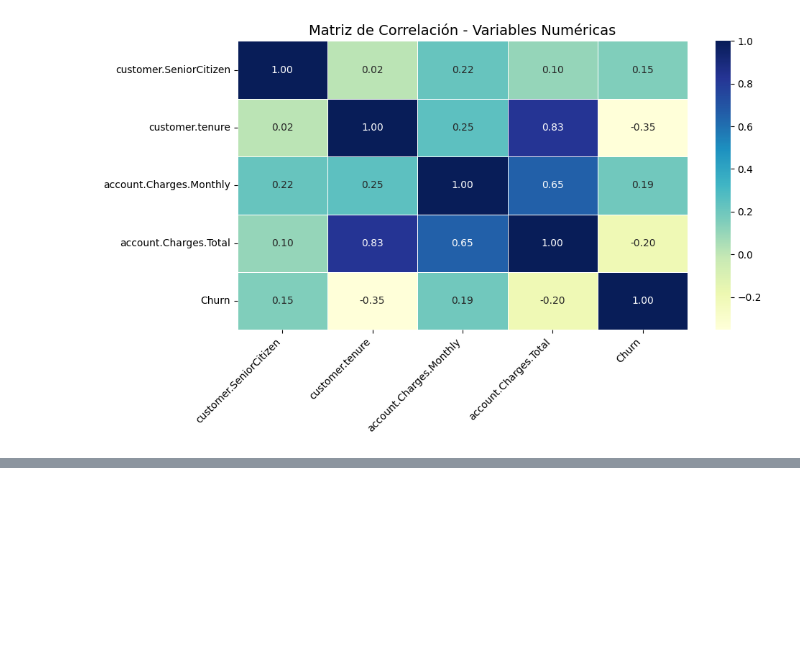
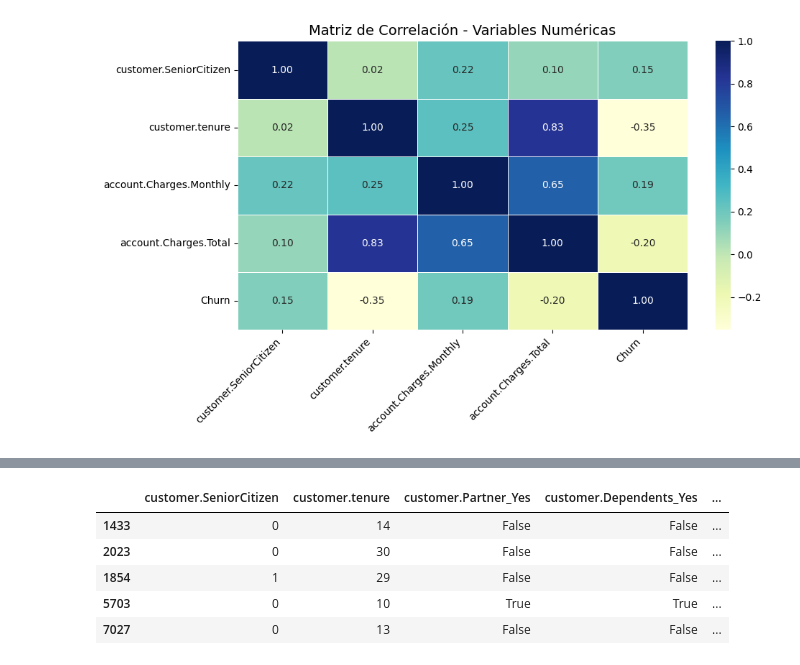
Before and after one commit to aalonsomt/Challenge-TelecomX_2, a Jupyter notebook: TelecomX_2.ipynb, the cells around one changed output, grey strips where cells are left out. Cells and saved outputs as stored; diff of their text form; code cells hidden in the pictures; blank space fills up the shorter version.

```diff
--- a/TelecomX_2.ipynb
+++ b/TelecomX_2.ipynb
@@ -130,0 +252,3 @@ df = df.drop(columns=['account.Charges.Monthly', 'account.Charges.Total'])
+# %%
+# Eliminación de columnas
+df = df.drop(columns=["customer.gender", "phone.PhoneService"])
@@ -130,0 +257,32 @@ df = df.drop(columns=['account.Charges.Monthly', 'account.Charges.Total'])
+# %%
+X = df.drop("Churn", axis=1)
+y = df["Churn"]
+# %%
+# 2. Split
+from sklearn.model_selection import train_test_split
+
+X_train, X_test, y_train, y_test = train_test_split(
+    X, y,
+    test_size=0.2,
+    stratify=y,
+    random_state=42
+)
+# %%
+# 3. One-Hot encoding
+# Aplicar One-Hot Encoding en treno
+X_train = pd.get_dummies(X_train, drop_first=True)
+
+# Aplicar en teste
+X_test = pd.get_dummies(X_test, drop_first=True)
+
+# Garantir que treno y teste tengan las mismas columnas
+X_train, X_test = X_train.align(X_test, join='left', axis=1, fill_value=0)
+# %%
+X_train.sample(5)
+# %% [output]
+|  | customer.SeniorCitizen | customer.tenure | customer.Partner_Yes | customer.Dependents_Yes | ... |
+| 1433 | 0 | 14 | False | False | ... |
+| 2023 | 0 | 30 | False | False | ... |
+| 1854 | 1 | 29 | False | False | ... |
+| 5703 | 0 | 10 | True | True | ... |
+| 7027 | 0 | 13 | False | False | ... |
```
Also changed, not shown: parts of 8 cells of this notebook.
